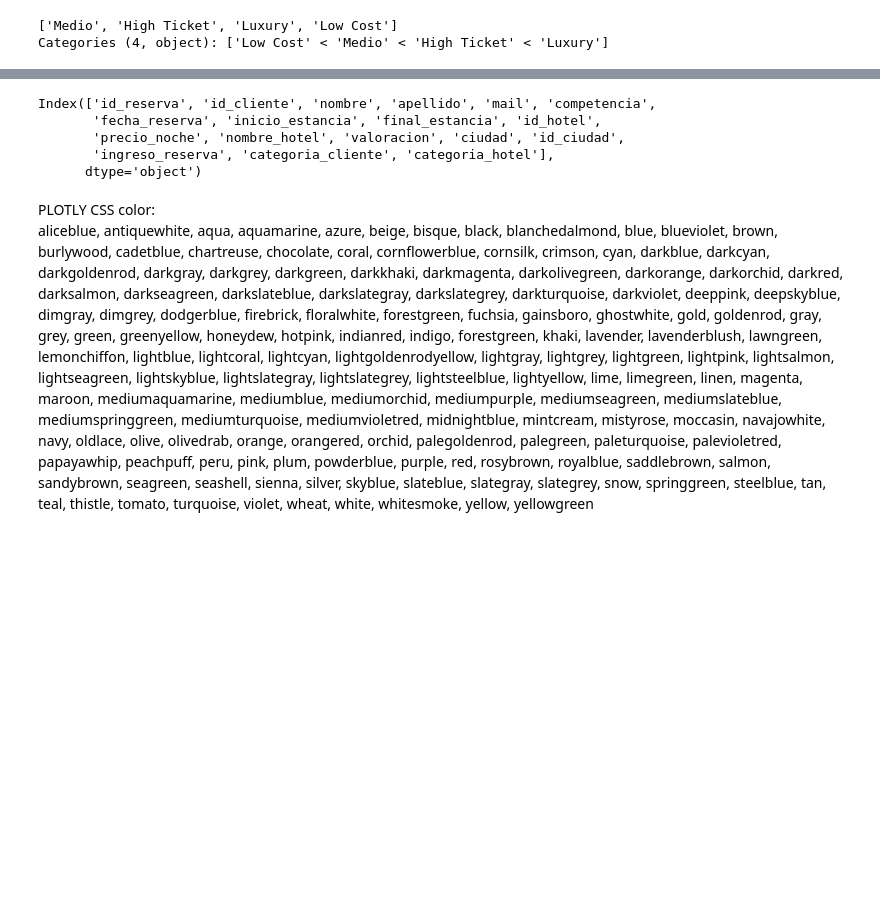
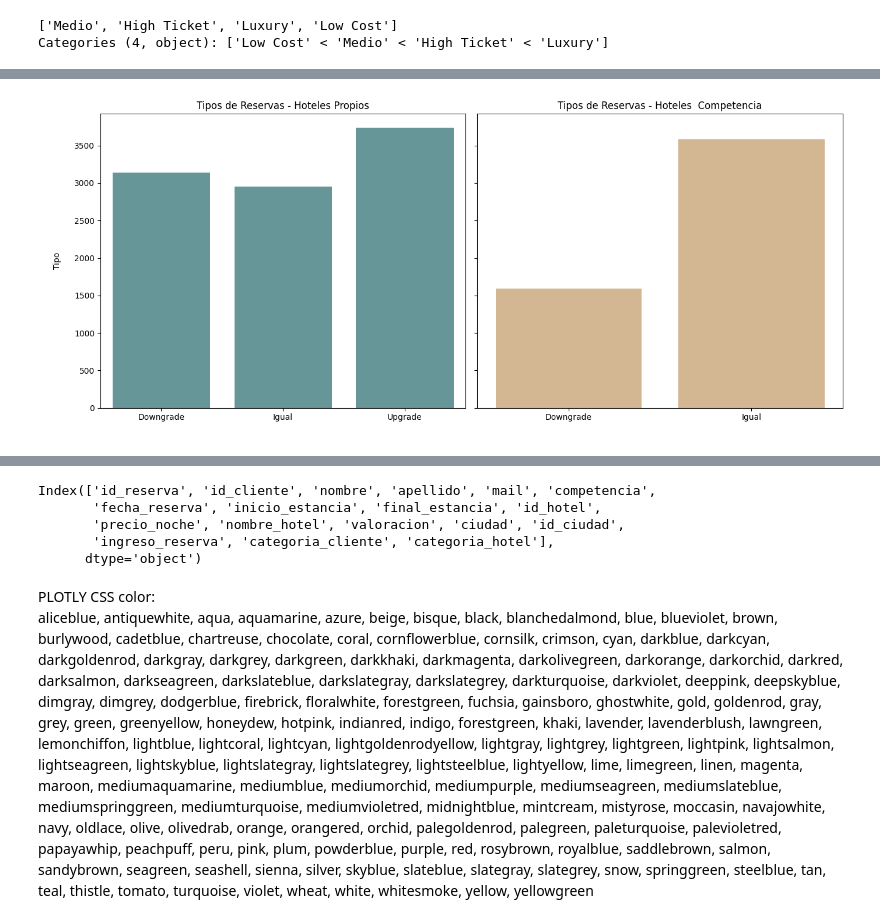
Before and after one commit to Vic4s/ETL_Hoteles, a Jupyter notebook: notebooks_final/graficos_final.ipynb, the cells around one changed output, grey strips where cells are left out. Saved outputs shown, nothing was run; the diff lists cells and outputs as text; code cells hidden in the pictures; blank space fills up the shorter version.

```diff
--- a/notebooks_final/graficos_final.ipynb
+++ b/notebooks_final/graficos_final.ipynb
@@ -639,0 +730,21 @@ tipo_reserva
+# %%
+
+tipo_reserva_propios = tipo_reserva[tipo_reserva["competencia"] == False]
+tipo_reserva_competencia = tipo_reserva[tipo_reserva["competencia"] == True]
+
+fig, axes = plt.subplots(1, 2, figsize=(14, 6), sharey=True)
+
+sns.barplot(x=tipo_reserva_propios["Tipo_Reserva"], y=tipo_reserva_propios["id_cliente"], ax=axes[0], color="cadetblue")
+axes[0].set_title(f"Tipos de Reservas - Hoteles Propios")
+axes[0].set_xlabel(" ")
+axes[0].set_ylabel("\nTipo\n")
+
+sns.barplot(x=tipo_reserva_competencia["Tipo_Reserva"],y=tipo_reserva_competencia["id_cliente"], ax=axes[1], color="burlywood")
+axes[1].set_title(f"Tipos de Reservas - Hoteles  Competencia")
+axes[1].set_xlabel(" ")
+
+plt.tight_layout()
+
+plt.show()
+# %% [output]
+[figure, added]
```
Also changed, not shown: parts of 21 cells of this notebook, 3 other files.
